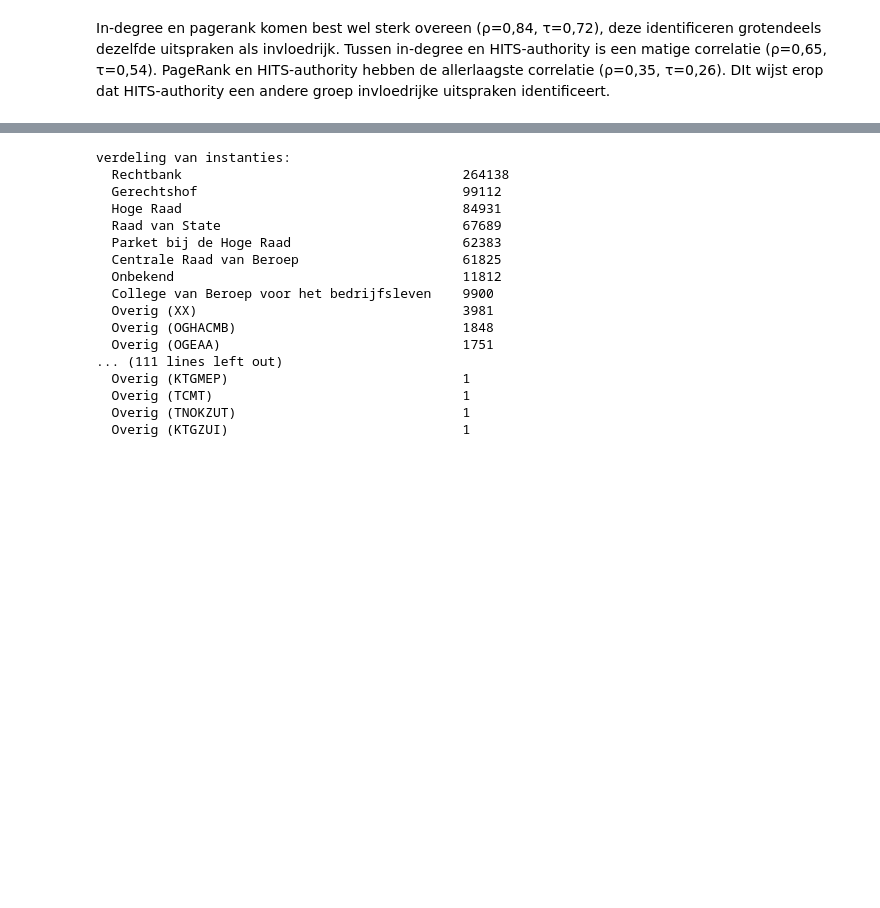
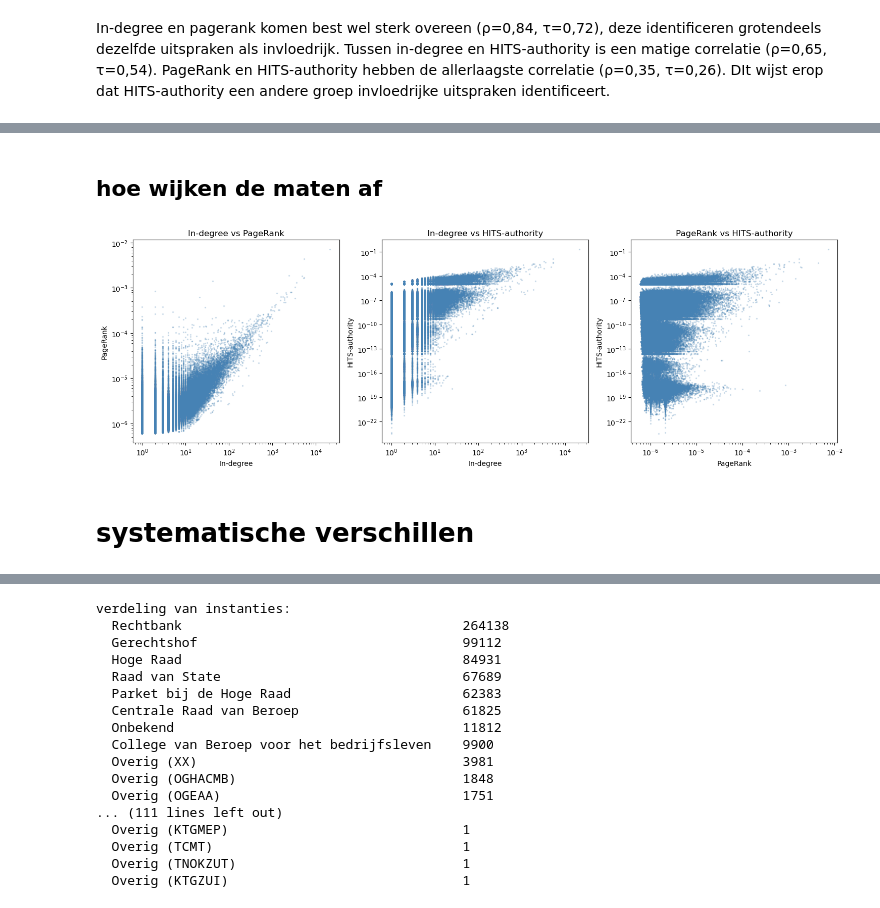
Before and after one commit to vinwiegman/thesis-project, a Jupyter notebook: notebooks/1- eigen_onderzoek.ipynb, the cells around one changed output, grey strips where cells are left out. Drawn from its saved outputs; the diff is of its cells as text; code cells hidden in the pictures; blank space fills up the shorter version.

```diff
--- a/notebooks/1- eigen_onderzoek.ipynb
+++ b/notebooks/1- eigen_onderzoek.ipynb
@@ -469,0 +663,31 @@ ks = [10, 100, 1000, 10_000]
+# %% [markdown]
+## hoe wijken de maten af
+# %%
+fig, axes = plt.subplots(1, 3, figsize=(15, 5))
+
+pairs = [('in_degree', 'pagerank', 'In-degree', 'PageRank'),
+         ('in_degree', 'authority', 'In-degree', 'HITS-authority'),
+         ('pagerank', 'authority', 'PageRank', 'HITS-authority')]
+
+for ax, (a, b, la, lb) in zip(axes, pairs):
+    ax.scatter(
+        df_scores[a],
+        df_scores[b],
+        s=2,
+        alpha=0.2,
+        color='steelblue'
+    )
+
+    ax.set_xscale('log')
+    ax.set_yscale('log')
+
+    ax.set_xlabel(la)
+    ax.set_ylabel(lb)
+    ax.set_title(f'{la} vs {lb}')
+
+plt.tight_layout()
+plt.show()
+# %% [output]
+[figure, added]
+# %% [markdown]
+# systematische verschillen
```
Also changed, not shown: parts of 39 cells of this notebook.
